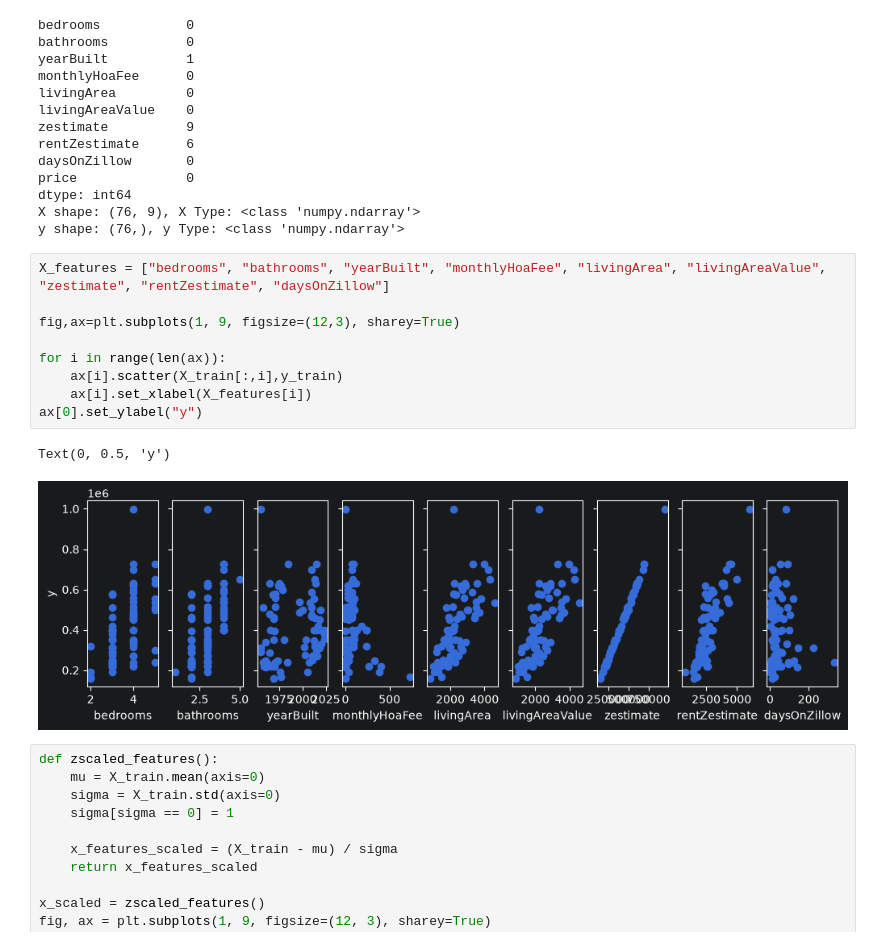
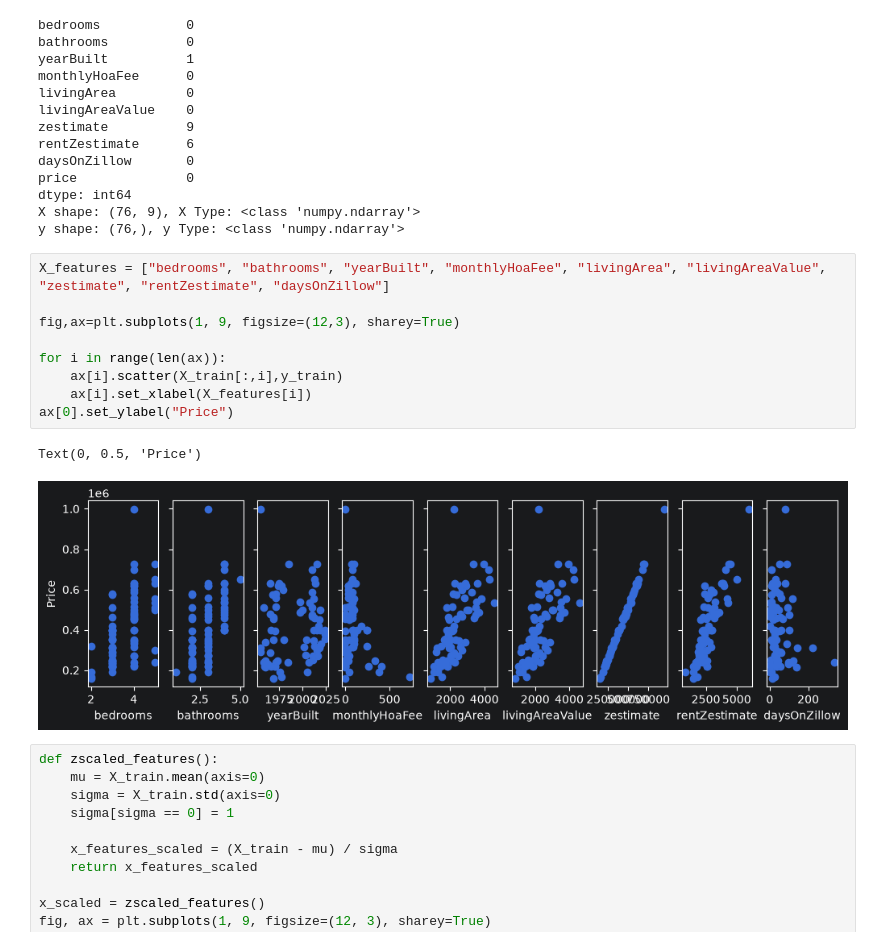
Before and after one commit to CodeCrossWRLD/Houston-Housing-Linear-Regression-2024-, a Jupyter notebook: Houston Housing Regression.ipynb, the cells around one changed output. Drawn from its saved outputs; the diff is of its cells as text.

```diff
--- a/Houston Housing Regression.ipynb
+++ b/Houston Housing Regression.ipynb
@@ -62,15 +62,15 @@ y shape: (76,), y Type: <class 'numpy.ndarray'>
 # %%
 X_features = ["bedrooms", "bathrooms", "yearBuilt", "monthlyHoaFee", "livingArea", "livingAreaValue", "zestimate", "rentZestimate", "daysOnZillow"]
 
 fig,ax=plt.subplots(1, 9, figsize=(12,3), sharey=True)
 
 for i in range(len(ax)):
     ax[i].scatter(X_train[:,i],y_train)
     ax[i].set_xlabel(X_features[i])
-ax[0].set_ylabel("y")
+ax[0].set_ylabel("Price")
 # %% [output]
-Text(0, 0.5, 'y')
+Text(0, 0.5, 'Price')
-[figure, old version]
+[figure, new version]
 # %%
 def zscaled_features():
     mu = X_train.mean(axis=0)
```
Also changed, not shown: parts of 4 cells of this notebook.
